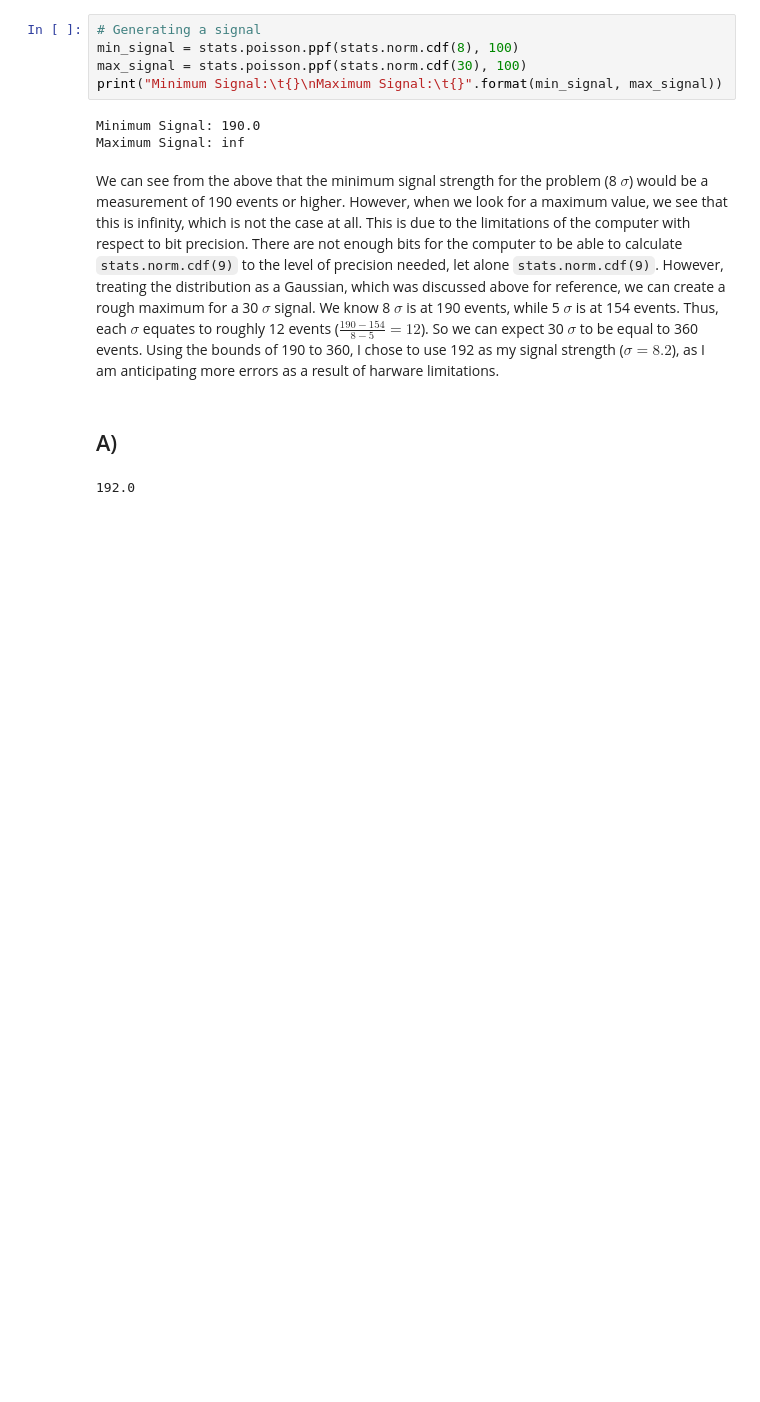
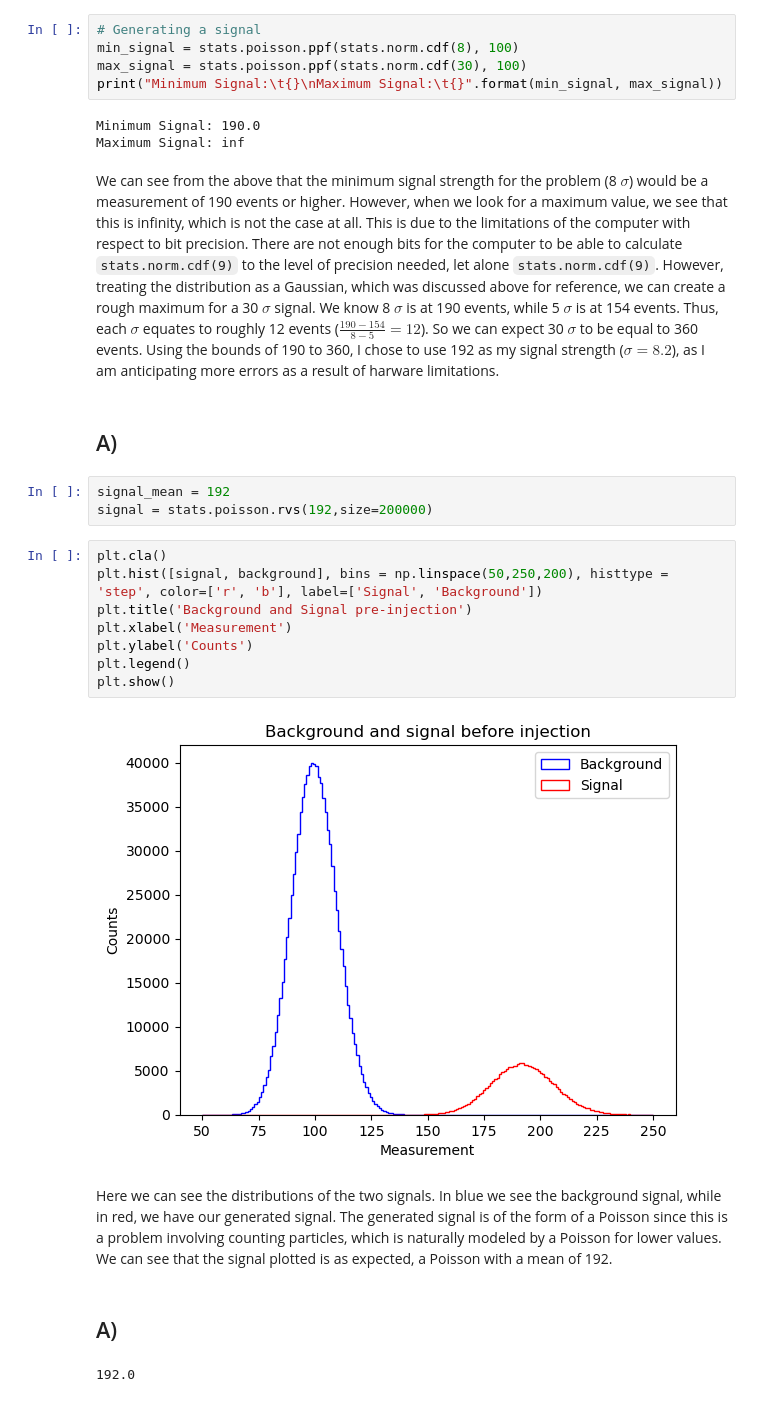
Before and after one commit to WyattOtsuka/PHYS434, a Jupyter notebook: lab6.ipynb, the cells around one changed output. Cells and saved outputs as stored; diff of their text form; blank space fills up the shorter version.

Commit message:
plotted injected vs bkg

````diff
--- a/lab6.ipynb
+++ b/lab6.ipynb
@@ -46,6 +46,23 @@ Minimum Signal: 190.0
 Maximum Signal: inf
 # %% [markdown]
 We can see from the above that the minimum signal strength for the problem (8 $\sigma$) would be a measurement of 190 events or higher. However, when we look for a maximum value, we see that this is infinity, which is not the case at all. This is due to the limitations of the computer with respect to bit precision. There are not enough bits for the computer to be able to calculate ```stats.norm.cdf(9)``` to the level of precision needed, let alone ```stats.norm.cdf(9)```. However, treating the distribution as a Gaussian, which was discussed above for reference, we can create a rough maximum for a 30 $\sigma$ signal. We know 8 $\sigma$ is at 190 events, while 5 $\sigma$ is at 154 events. Thus, each $\sigma$ equates to roughly 12 events ($\frac{190-154}{8-5} = 12$). So we can expect 30 $\sigma$ to be equal to 360 events. Using the bounds of 190 to 360, I chose to use 192 as my signal strength ($\sigma = 8.2$), as I am anticipating more errors as a result of harware limitations.
+# %% [markdown]
+## A)
+# %%
+signal_mean = 192
+signal = stats.poisson.rvs(192,size=200000)
+# %%
+plt.cla()
+plt.hist([signal, background], bins = np.linspace(50,250,200), histtype = 'step', color=['r', 'b'], label=['Signal', 'Background'])
+plt.title('Background and Signal pre-injection')
+plt.xlabel('Measurement')
+plt.ylabel('Counts')
+plt.legend()
+plt.show()
+# %% [output]
+[figure, added]
+# %% [markdown]
+Here we can see the distributions of the two signals. In blue we see the background signal, while in red, we have our generated signal. The generated signal is of the form of a Poisson since this is a problem involving counting particles, which is naturally modeled by a Poisson for lower values. We can see that the signal plotted is as expected, a Poisson with a mean of 192.
 # %% [markdown]
 ## A)
 # %%
````
